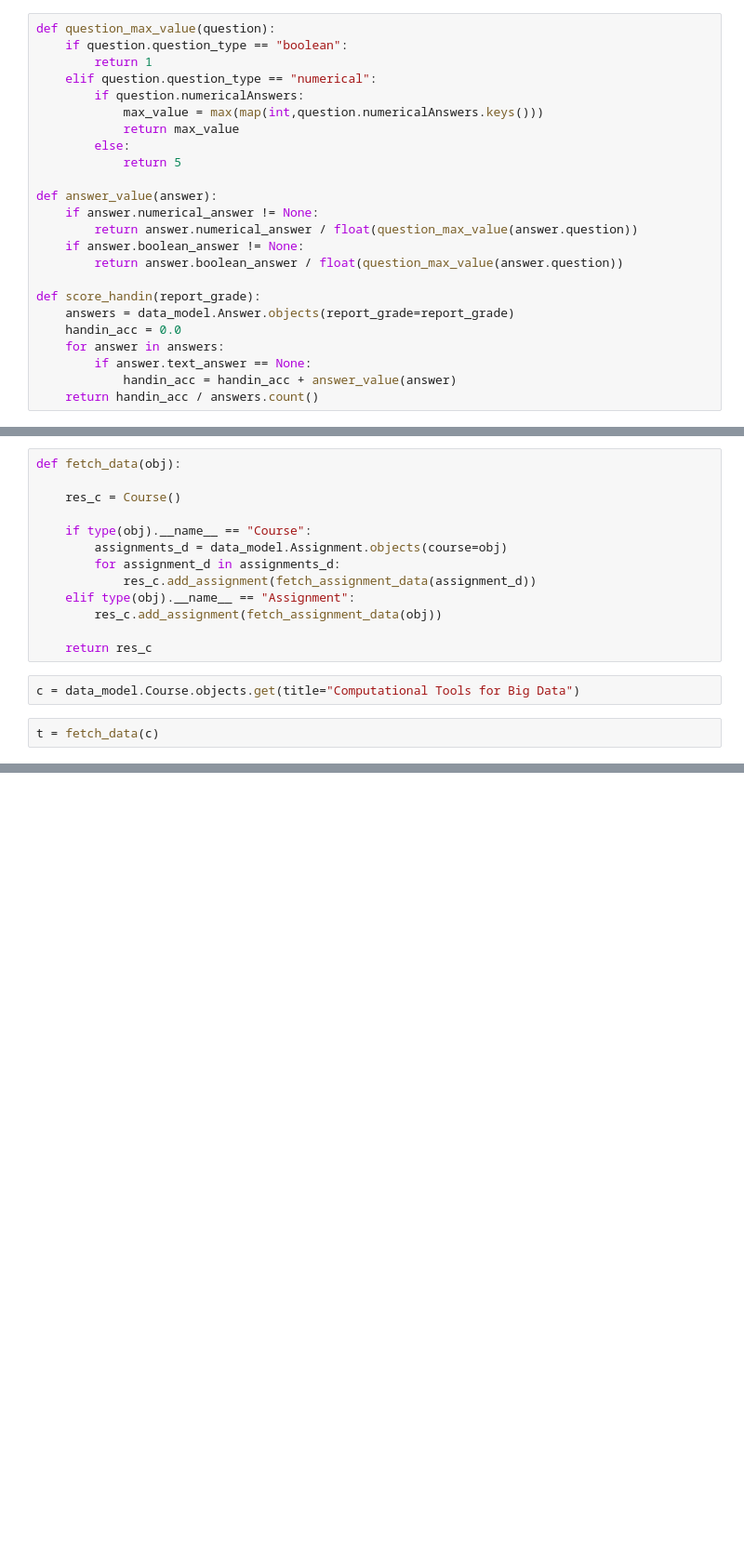
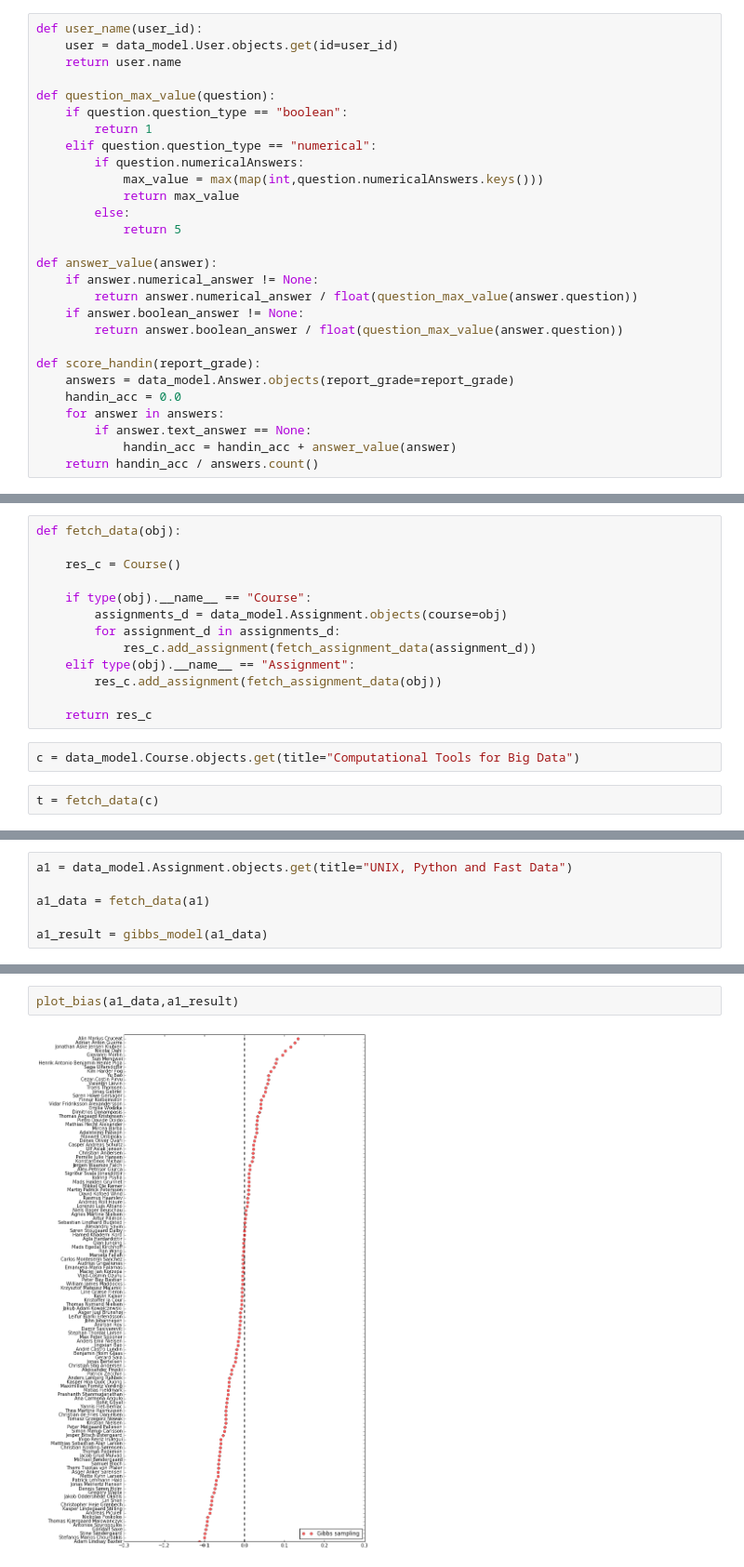
Before and after one commit to TomMalow/pymcmodels, a Jupyter notebook: ImplementationTestPeergradeGibbs.ipynb, the cells around one changed output, grey strips where cells are left out. Shown at 93% size. Saved outputs shown, nothing was run; the diff lists cells and outputs as text; blank space fills up the shorter version.

```diff
--- a/ImplementationTestPeergradeGibbs.ipynb
+++ b/ImplementationTestPeergradeGibbs.ipynb
@@ -62,6 +68,10 @@ class Course(object):
             self.graders.update(a.graders)
         self.n_gradings = self.n_gradings + a.n_gradings
 # %%
+def user_name(user_id):
+    user = data_model.User.objects.get(id=user_id)
+    return user.name
+
 def question_max_value(question):
     if question.question_type == "boolean":
         return 1
@@ -283,0 +367,6 @@ KeyboardInterrupt:
+# %%
+a1 = data_model.Assignment.objects.get(title="UNIX, Python and Fast Data")
+
+a1_data = fetch_data(a1)
+
+a1_result = gibbs_model(a1_data)
@@ -283,0 +379,4 @@ KeyboardInterrupt:
+# %%
+plot_bias(a1_data,a1_result)
+# %% [output]
+[figure, added]
```
Also changed, not shown: parts of 62 cells of this notebook.
